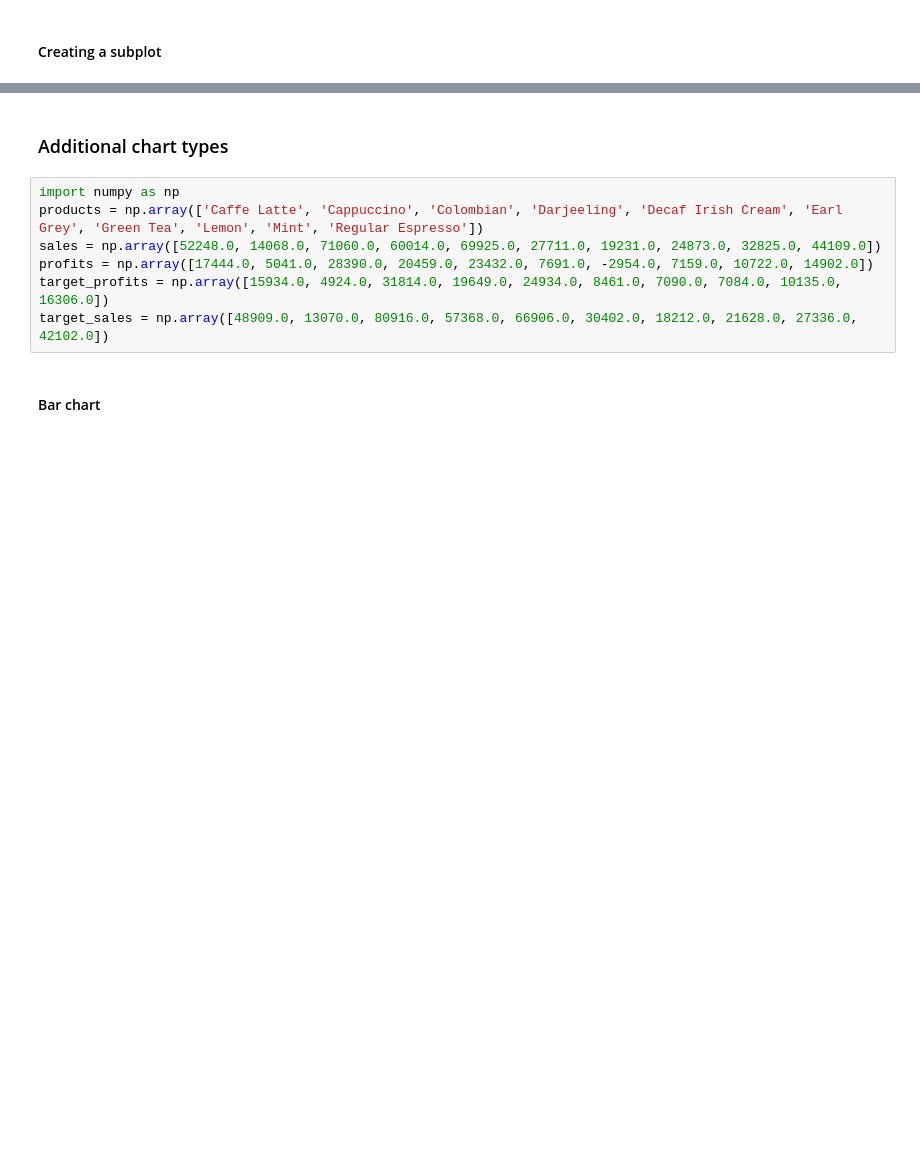
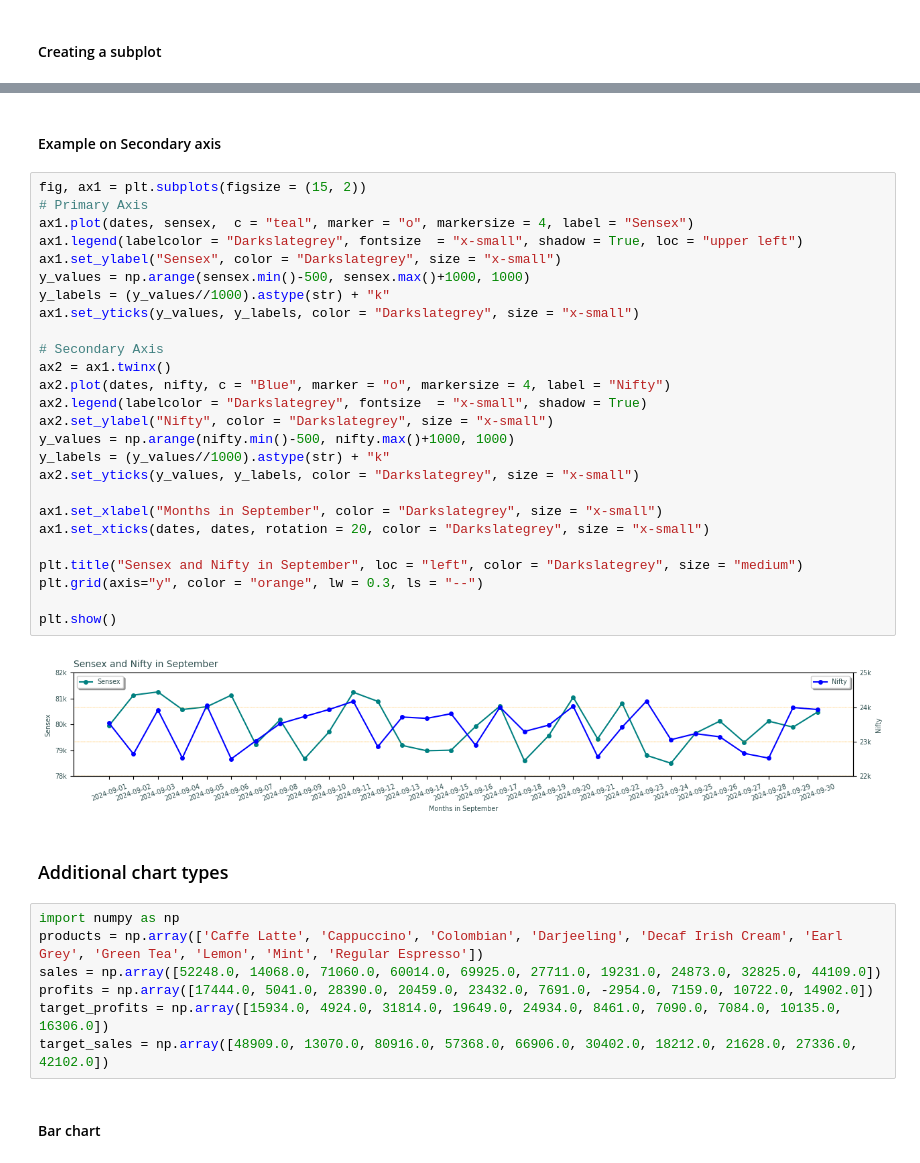
Before and after one commit to knowledge-corner/12_May_2025_Optum_Global, a Jupyter notebook: Classwork/Day - 1 classwork.ipynb, the cells around one changed output, grey strips where cells are left out. Drawn from its saved outputs; the diff is of its cells as text; blank space fills up the shorter version.

```diff
--- a/Classwork/Day - 1 classwork.ipynb
+++ b/Classwork/Day - 1 classwork.ipynb
@@ -1610,3 +1654,33 @@ Requirement already satisfied: numpy==2.1.3 in c:\users\vaide\appdata\local\prog
+# %% [markdown]
+#### Example on Secondary axis
+# %%
+fig, ax1 = plt.subplots(figsize = (15, 2))
+# Primary Axis
+ax1.plot(dates, sensex,  c = "teal", marker = "o", markersize = 4, label = "Sensex")
+ax1.legend(labelcolor = "Darkslategrey", fontsize  = "x-small", shadow = True, loc = "upper left")
+ax1.set_ylabel("Sensex", color = "Darkslategrey", size = "x-small")
+y_values = np.arange(sensex.min()-500, sensex.max()+1000, 1000)
+y_labels = (y_values//1000).astype(str) + "k"
+ax1.set_yticks(y_values, y_labels, color = "Darkslategrey", size = "x-small")
+
+# Secondary Axis
+ax2 = ax1.twinx()
+ax2.plot(dates, nifty, c = "Blue", marker = "o", markersize = 4, label = "Nifty")
+ax2.legend(labelcolor = "Darkslategrey", fontsize  = "x-small", shadow = True)
+ax2.set_ylabel("Nifty", color = "Darkslategrey", size = "x-small")
+y_values = np.arange(nifty.min()-500, nifty.max()+1000, 1000)
+y_labels = (y_values//1000).astype(str) + "k"
+ax2.set_yticks(y_values, y_labels, color = "Darkslategrey", size = "x-small")
+
+ax1.set_xlabel("Months in September", color = "Darkslategrey", size = "x-small")
+ax1.set_xticks(dates, dates, rotation = 20, color = "Darkslategrey", size = "x-small")
+
+plt.title("Sensex and Nifty in September", loc = "left", color = "Darkslategrey", size = "medium")
+plt.grid(axis="y", color = "orange", lw = 0.3, ls = "--")
+
+plt.show()
+# %% [output]
+[figure, added]
 # %% [markdown]
 ### Additional chart types
 # %%
```
Also changed, not shown: parts of 8 cells of this notebook, 1 other file.
